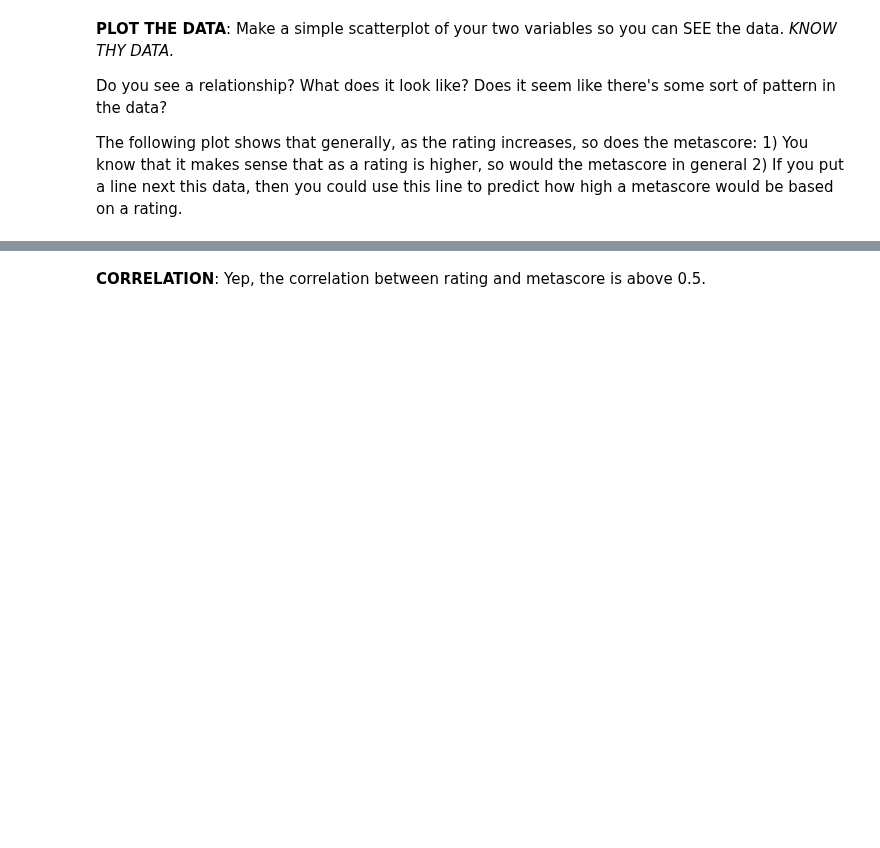
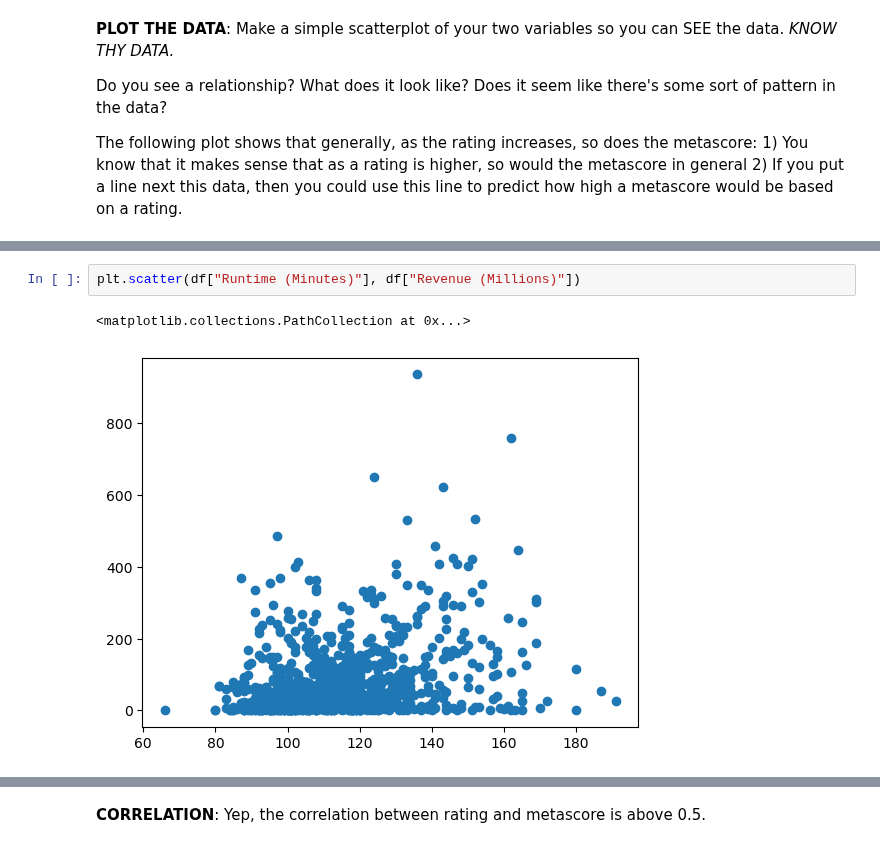
Before and after one commit to DanLightner/BUSA321, a Jupyter notebook: BUSA321/Chapter 4 - Bivariate Numerical Visualization.ipynb, the cells around one changed output, grey strips where cells are left out. Cells and saved outputs as stored; diff of their text form; blank space fills up the shorter version.

```diff
--- a/BUSA321/Chapter 4 - Bivariate Numerical Visualization.ipynb
+++ b/BUSA321/Chapter 4 - Bivariate Numerical Visualization.ipynb
@@ -56,0 +79,5 @@ plt.show()
+# %%
+plt.scatter(df["Runtime (Minutes)"], df["Revenue (Millions)"])
+# %% [output]
+<matplotlib.collections.PathCollection at 0x...>
+[figure, added]
```
Also changed, not shown: parts of 8 cells of this notebook.
